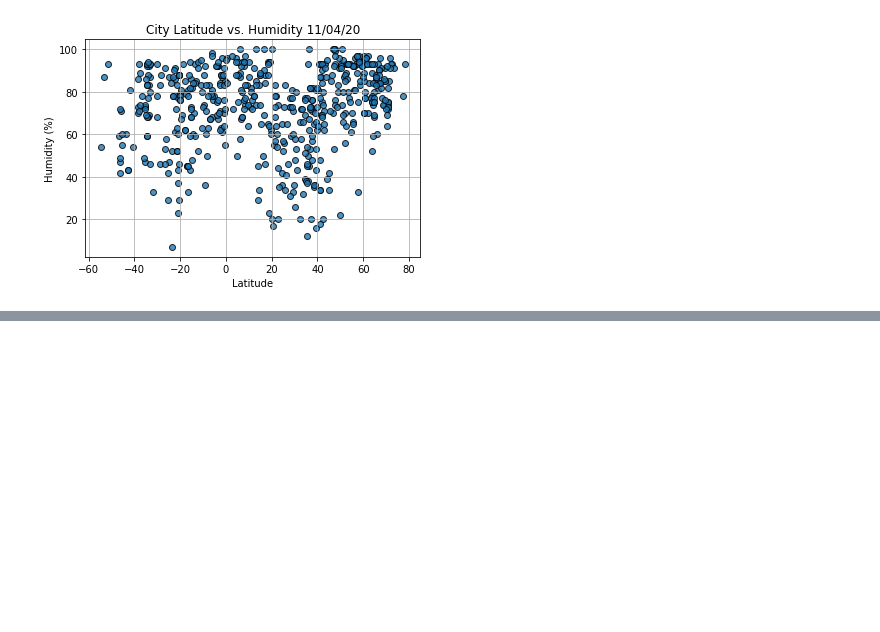
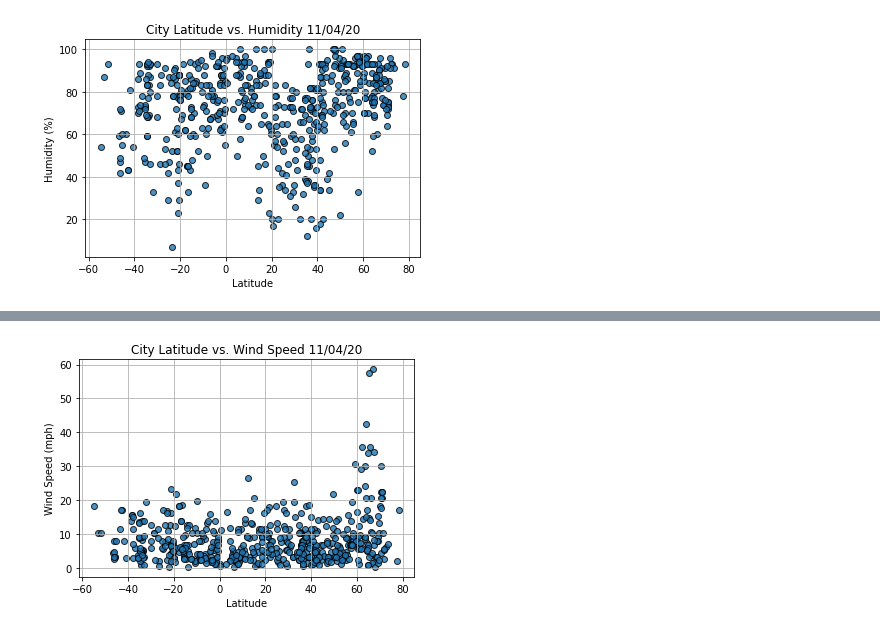
Before and after one commit to agregorash/World_Weather_Analysis, a Jupyter notebook: WeatherPy.ipynb, the cells around one changed output, grey strips where cells are left out. Saved outputs shown, nothing was run; the diff lists cells and outputs as text; code cells hidden in the pictures; blank space fills up the shorter version.

```diff
--- a/WeatherPy.ipynb
+++ b/WeatherPy.ipynb
@@ -221,14 +223,16 @@ plt.show()
 # %%
 #Build the scatter plot for latitude vs. wind speed
 plt.scatter(lats, wind_speed, edgecolor='black', linewidths=1, marker='o', alpha=0.8, label='Cities')
 #Incoroporate other graph properties
 plt.title('City Latitude vs. Wind Speed '+time.strftime("%x"))
 plt.xlabel('Latitude')
-plt.ylabel('Wind Speed')
+plt.ylabel('Wind Speed (mph)')
 plt.grid(True)
 
 #Save the figure
 plt.savefig("weather_data/Fig4.png")
 
 #Show plot
 plt.show()
+# %% [output]
+[figure, added]
```
Also changed, not shown: parts of 12 cells of this notebook.
